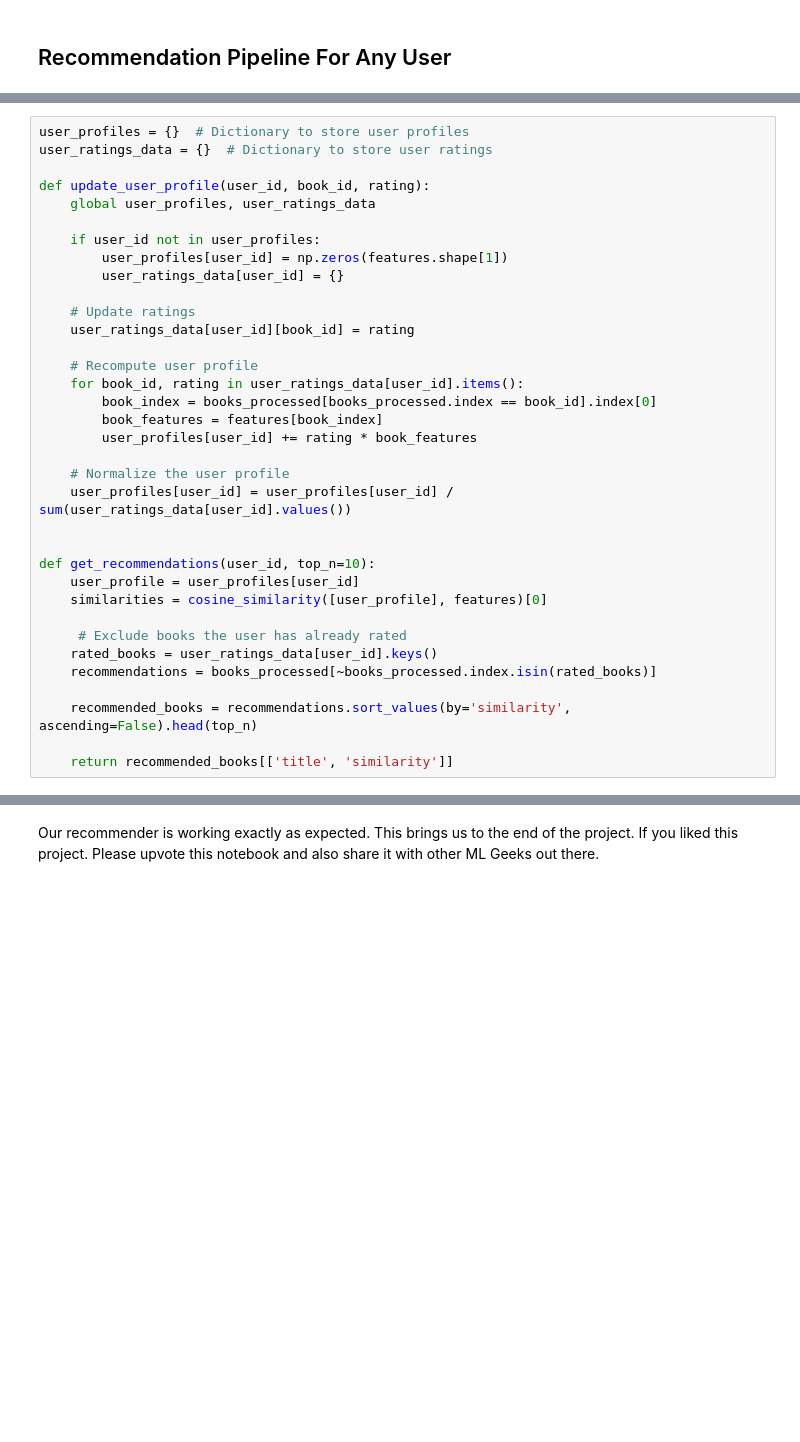
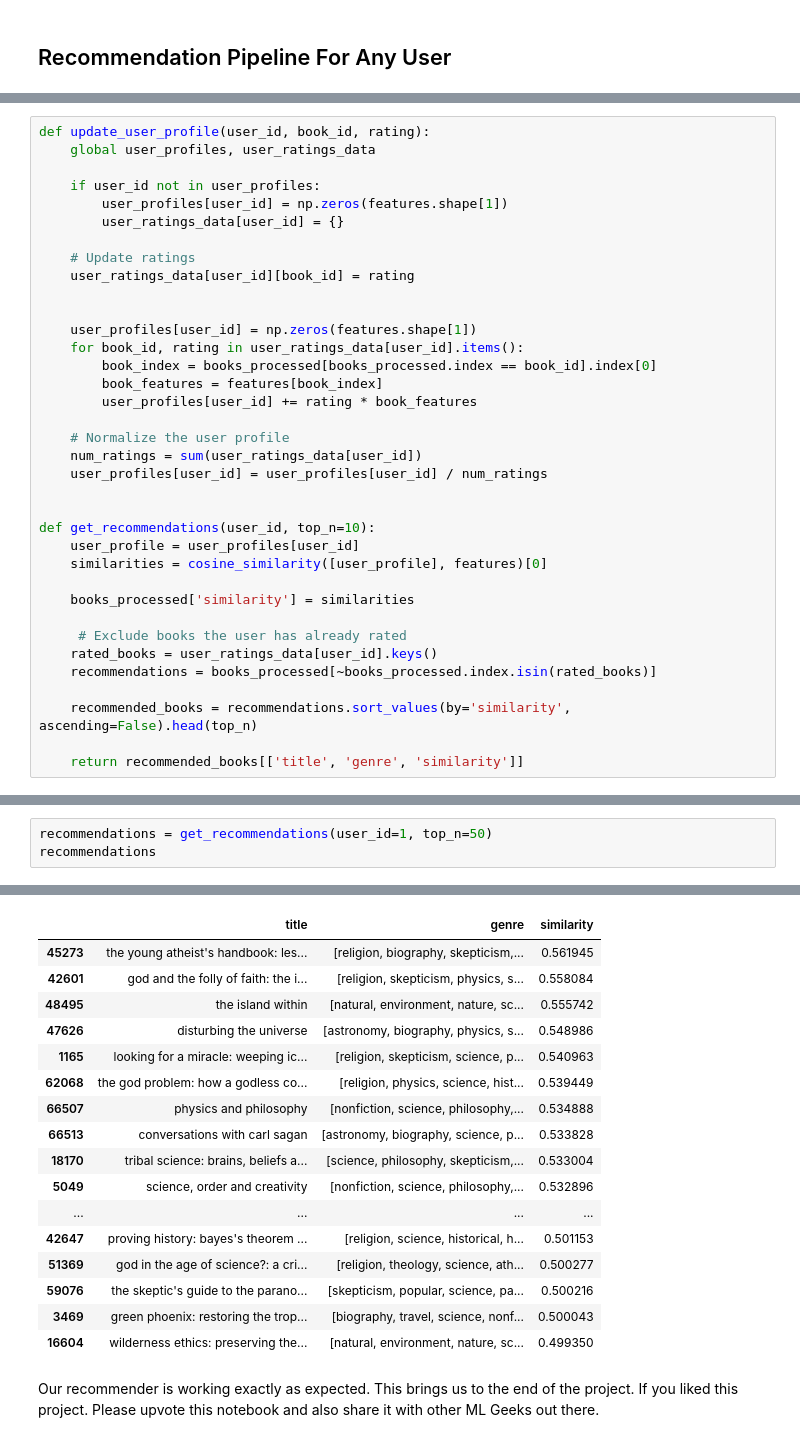
Before and after one commit to M-Awwab-Khan/personalized-book-recommender, a Jupyter notebook: personlized-book-recommender.ipynb, the cells around one changed output, grey strips where cells are left out. Saved outputs shown, nothing was run; the diff lists cells and outputs as text; blank space fills up the shorter version.

```diff
--- a/personlized-book-recommender.ipynb
+++ b/personlized-book-recommender.ipynb
@@ -435,7 +434,4 @@ See the caveats in the documentation: https://pandas.pydata.org/pandas-docs/stab
 # %%
-user_profiles = {}  # Dictionary to store user profiles
-user_ratings_data = {}  # Dictionary to store user ratings
-
 def update_user_profile(user_id, book_id, rating):
     global user_profiles, user_ratings_data
 
@@ -446,19 +442,23 @@ def update_user_profile(user_id, book_id, rating):
     # Update ratings
     user_ratings_data[user_id][book_id] = rating
 
-    # Recompute user profile
+
+    user_profiles[user_id] = np.zeros(features.shape[1])
     for book_id, rating in user_ratings_data[user_id].items():
         book_index = books_processed[books_processed.index == book_id].index[0]
         book_features = features[book_index]
         user_profiles[user_id] += rating * book_features
 
     # Normalize the user profile
-    user_profiles[user_id] = user_profiles[user_id] / sum(user_ratings_data[user_id].values())
+    num_ratings = sum(user_ratings_data[user_id])
+    user_profiles[user_id] = user_profiles[user_id] / num_ratings
 
 
 def get_recommendations(user_id, top_n=10):
     user_profile = user_profiles[user_id]
     similarities = cosine_similarity([user_profile], features)[0]
+
+    books_processed['similarity'] = similarities
 
      # Exclude books the user has already rated
     rated_books = user_ratings_data[user_id].keys()
@@ -466,4 +466,4 @@ def get_recommendations(user_id, top_n=10):
 
     recommended_books = recommendations.sort_values(by='similarity', ascending=False).head(top_n)
 
-    return recommended_books[['title', 'similarity']]
+    return recommended_books[['title', 'genre', 'similarity']]
@@ -505,0 +482,4 @@ user_profiles
+# %%
+recommendations = get_recommendations(user_id=1, top_n=50)
+recommendations
+# %% [output]
@@ -506,2 +491,19 @@ user_profiles
+|  | title | genre | similarity |
+| 45273 | the young atheist's handbook: les... | [religion, biography, skepticism,... | 0.561945 |
+| 42601 | god and the folly of faith: the i... | [religion, skepticism, physics, s... | 0.558084 |
+| 48495 | the island within | [natural, environment, nature, sc... | 0.555742 |
+| 47626 | disturbing the universe | [astronomy, biography, physics, s... | 0.548986 |
+| 1165 | looking for a miracle: weeping ic... | [religion, skepticism, science, p... | 0.540963 |
+| 62068 | the god problem: how a godless co... | [religion, physics, science, hist... | 0.539449 |
+| 66507 | physics and philosophy | [nonfiction, science, philosophy,... | 0.534888 |
+| 66513 | conversations with carl sagan | [astronomy, biography, science, p... | 0.533828 |
+| 18170 | tribal science: brains, beliefs a... | [science, philosophy, skepticism,... | 0.533004 |
+| 5049 | science, order and creativity | [nonfiction, science, philosophy,... | 0.532896 |
+| ... | ... | ... | ... |
+| 42647 | proving history: bayes's theorem ... | [religion, science, historical, h... | 0.501153 |
+| 51369 | god in the age of science?: a cri... | [religion, theology, science, ath... | 0.500277 |
+| 59076 | the skeptic's guide to the parano... | [skepticism, popular, science, pa... | 0.500216 |
+| 3469 | green phoenix: restoring the trop... | [biography, travel, science, nonf... | 0.500043 |
+| 16604 | wilderness ethics: preserving the... | [natural, environment, nature, sc... | 0.499350 |
 # %% [markdown]
 Our recommender is working exactly as expected. This brings us to the end of the project. If you liked this project. Please upvote this notebook and also share it with other ML Geeks out there.
```
Also changed, not shown: parts of 24 cells of this notebook.
